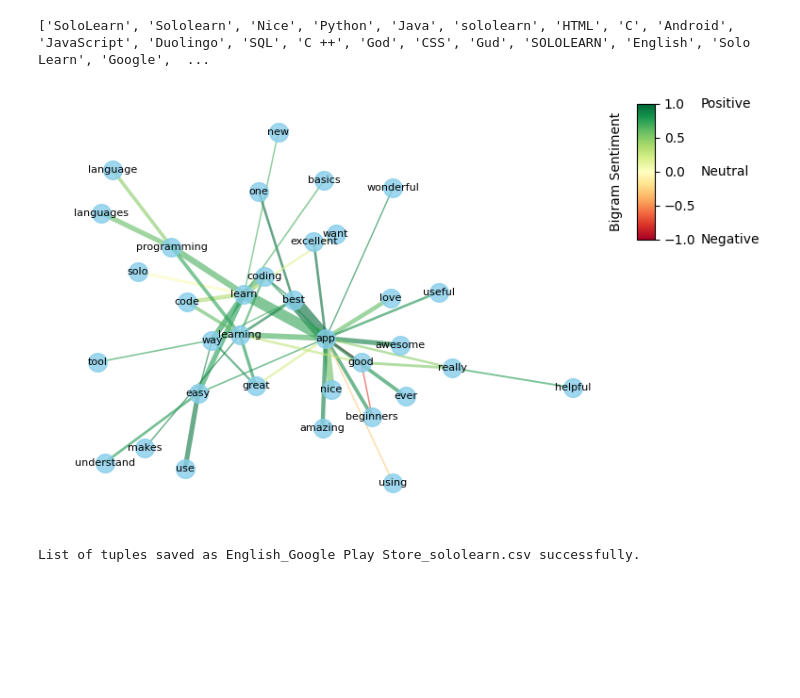
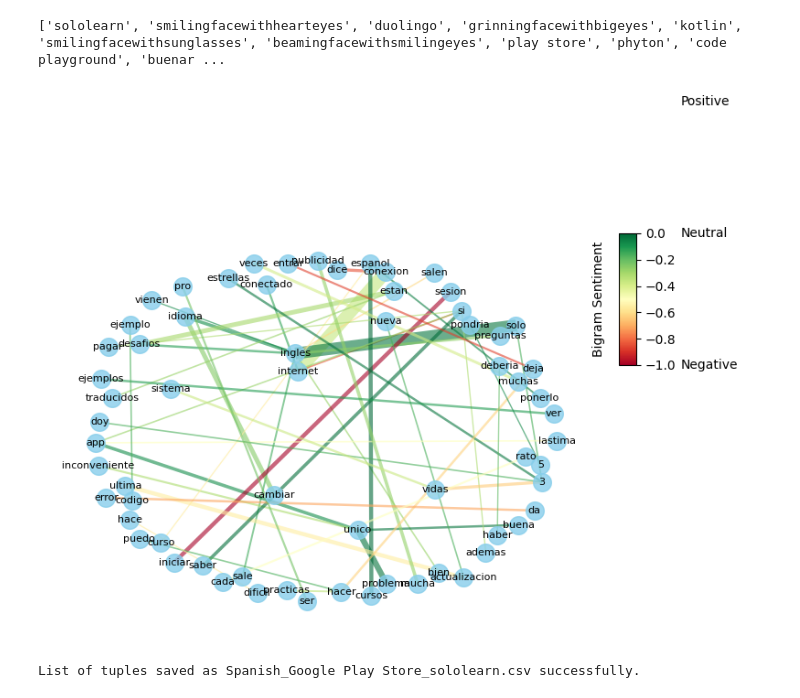
Before and after one commit to lopezbec/AI_Gamification_Python, a Jupyter notebook: reviews/bigram-network/bigram_networks_interactive.ipynb, the cells around one changed output. Drawn from its saved outputs; the diff is of its cells as text; code cells hidden in the pictures; blank space fills up the shorter version.

Commit message:
Update bigram_networks_interactive.ipynb
Added Sentiment Filter

```diff
--- a/reviews/bigram-network/bigram_networks_interactive.ipynb
+++ b/reviews/bigram-network/bigram_networks_interactive.ipynb
@@ -57,7 +57,7 @@ from nltk.corpus import stopwords
 #@markdown **Data**
 
 #@markdown * ### Pick language:
-language = "English" #@param ["English", "Spanish"]
+language = "Spanish" #@param ["English", "Spanish"]
 
 #@markdown * ### Pick store (There are only Google Play Store reviews for Spanish):
 store = "Google Play Store" #@param ["App Store", "Google Play Store", "Combined"]
@@ -68,6 +68,9 @@ app = "sololearn" #@param ["codeacademy", "datacamp", "encode", "learn-python-pr
 
 #@markdown * ### Only NER tags?
 only_ner = "No" #@param ["Yes", "No"]
+
+#@markdown * ### What sentiment to show? (if do not want to filter by sentiment select All)
+bigram_sent = "Negative" #@param ["All", "Positive", "Negative"]
 
 #@markdown * ### How many bigrams?
 bigram_count = 50 #@param {type:"number"}
@@ -221,12 +224,28 @@ bigram_frequency = {bigram: frequency for bigram, frequency in bigram_frequency.
 #                     if all(word in bigram for word in ner_list)}
 
 # print(bigram_frequency)
-
+bigram_sentiment = df.explode('bigrams').groupby('bigrams')['sentimentScore'].mean().to_dict()
 # Get the top k bigrams
 sorted_bigrams = sorted(bigram_frequency.items(), key=lambda x: x[1], reverse=True)
-filtered_bigrams = dict(sorted_bigrams[:bigram_count])
 
-bigram_sentiment = df.explode('bigrams').groupby('bigrams')['sentimentScore'].mean().to_dict()
+#Add sentiment to list
+for index in range(len(sorted_bigrams)):
+    modified_tuple=list(sorted_bigrams[index])
+    sentiment = bigram_sentiment.get(modified_tuple[0], 0.0)
+    modified_tuple.append(sentiment)
+    modified_tuple = tuple(modified_tuple)
+    sorted_bigrams[index] = modified_tuple
+
+# Add sentiment to filter by Sent too
+if bigram_sent=="Positive":
+    sorted_bigrams=list(filter(lambda x: x[2] > 0, sorted_bigrams))
+
+if bigram_sent=="Negative":
+    sorted_bigrams=list(filter(lambda x: x[2] < 0, sorted_bigrams))
+
+filtered_bigrams=dict([(x[0], x[1]) for x in sorted_bigrams[:bigram_count]])
+
+
 
 
 
@@ -285,60 +304,57 @@ else:
     nx.draw_networkx_edges(G, pos, width=edge_sizes, edge_color='grey', edge_cmap=plt.cm.RdYlGn, alpha=0.6)
   else:
     nx.draw_networkx_edges(G, pos, edge_color='grey', edge_cmap=plt.cm.RdYlGn, alpha=0.6)
 
 nx.draw_networkx_labels(G, pos, font_size=8, font_family='sans-serif')
 plt.axis('off')
 
 if edge_color_change == 'Yes':
 
-  # Create colorbar legend
-  sm = plt.cm.ScalarMappable(cmap=mplt.colormaps['RdYlGn'], norm=plt.Normalize(vmin=-1, vmax=1))
-  sm.set_array([])
-  cbar_ax = plt.gcf().add_axes([1, 0.65, 0.03, 0.3])  # Adjust the position and size of the colorbar axes
-  cbar = plt.colorbar(sm, cax=cbar_ax, shrink=0.5)  # Assign the colorbar axes
+  # Create colorbar legend scale based on sentiment
+    if bigram_sent=="Positive":
+        sm = plt.cm.ScalarMappable(cmap=mplt.colormaps['RdYlGn'], norm=plt.Normalize(vmin=0, vmax=1))
 
-  # Rotate the colorbar label
-  cbar.ax.yaxis.set_label_coords(-1.5, 3)
-  cbar.ax.set_ylabel('Bigram Sentiment')
+    if bigram_sent=="Negative":
+        sm = plt.cm.ScalarMappable(cmap=mplt.colormaps['RdYlGn'], norm=plt.Normalize(vmin=-1, vmax=0))
 
-  # Add labels next to colorbar
-  plt.text(3.5, 1, 'Positive', ha='left', va='center')
-  plt.text(3.5, 0, 'Neutral', ha='left', va='center')
-  plt.text(3.5, -1, 'Negative', ha='left', va='center')
+    if bigram_sent=="All":
+        sm = plt.cm.ScalarMappable(cmap=mplt.colormaps['RdYlGn'], norm=plt.Normalize(vmin=-1, vmax=1))
+
+    sm.set_array([])
+    cbar_ax = plt.gcf().add_axes([1, 0.65, 0.03, 0.3])  # Adjust the position and size of the colorbar axes
+    cbar = plt.colorbar(sm, cax=cbar_ax, shrink=0.5)  # Assign the colorbar axes
+
+    # Rotate the colorbar label
+    cbar.ax.yaxis.set_label_coords(-1.5, 3)
+    cbar.ax.set_ylabel('Bigram Sentiment')
+
+    # Add labels next to colorbar
+    plt.text(3.5, 1, 'Positive', ha='left', va='center')
+    plt.text(3.5, 0, 'Neutral', ha='left', va='center')
+    plt.text(3.5, -1, 'Negative', ha='left', va='center')
 
 # Display the visualization
 plt.tight_layout()
 plt.show()
 
 
 
 
 ###Save the data into csv file for further analysis
-
 import csv
-
-sub=sorted_bigrams
-
-for index in range(len(sub)):
-    modified_tuple=list(sub[index])
-    sentiment = bigram_sentiment.get(modified_tuple[0], 0.0)
-    modified_tuple.append(sentiment)
-    modified_tuple = tuple(modified_tuple)
-    sub[index] = modified_tuple
-
 output_file=language+"_"+store+ "_"+app+".csv"
 # Open the CSV file in write mode
 with open(output_file, mode='w', newline='') as file:
     writer = csv.writer(file)
 
     # Write each tuple as a separate row
-    writer.writerows(sub)
+    writer.writerows(sorted_bigrams)
 
 print(f"List of tuples saved as {output_file} successfully.")
 # %% [output]
-['SoloLearn', 'Sololearn', 'Nice', 'Python', 'Java', 'sololearn', 'HTML', 'C', 'Android', 'JavaScript', 'Duolingo', 'SQL', 'C ++', 'God', 'CSS', 'Gud', 'SOLOLEARN', 'English', 'Solo Learn', 'Google',  ...
+['sololearn', 'smilingfacewithhearteyes', 'duolingo', 'grinningfacewithbigeyes', 'kotlin', 'smilingfacewithsunglasses', 'beamingfacewithsmilingeyes', 'play store', 'phyton', 'code playground', 'buenar ...
-[figure, old version]
+[figure, new version]
-List of tuples saved as English_Google Play Store_sololearn.csv successfully.
+List of tuples saved as Spanish_Google Play Store_sololearn.csv successfully.
 # %%
 from nltk.tag.brill import Word
 from unidecode import unidecode
```
Also changed, not shown: parts of 1 cell of this notebook.
